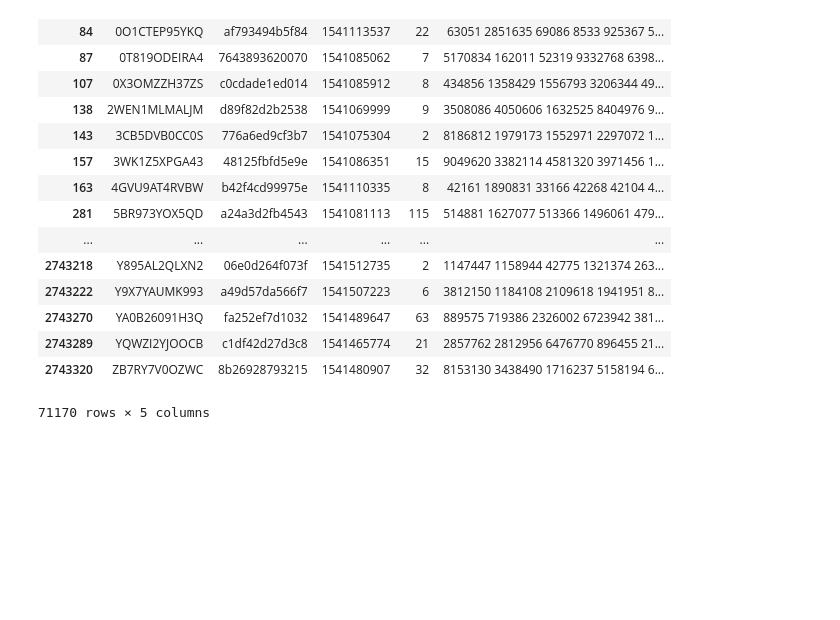
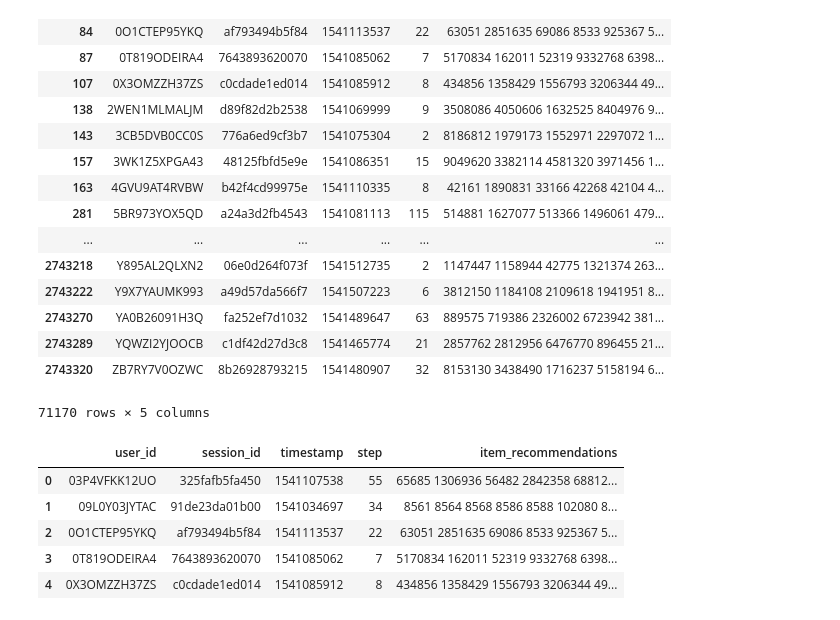
Before and after one commit to D2KLab/touringrec, a Jupyter notebook: SetupScript/Test_analysis.ipynb, the cells around one changed output. Drawn from its saved outputs; the diff is of its cells as text; code cells hidden in the pictures; blank space fills up the shorter version.

```diff
--- a/SetupScript/Test_analysis.ipynb
+++ b/SetupScript/Test_analysis.ipynb
@@ -212,4 +212,14 @@ See the caveats in the documentation: http://pandas.pydata.org/pandas-docs/stabl
 | 2743320 | ZB7RY7V0OZWC | 8b26928793215 | 1541480907 | 32 | 8153130 3438490 1716237 5158194 6... |
 71170 rows × 5 columns
 # %%
-df_out = pd.concat([df_predicted, ], ignore_index=True, sort=False)
+df_out = pd.concat([df_predicted, df_not_predicted], ignore_index=True, sort=False)
+df_out.to_csv('sub_rule_based.csv', index=False)
+# %%
+df_out.head()
+# %% [output]
+|  | user_id | session_id | timestamp | step | item_recommendations |
+| 0 | 03P4VFKK12UO | 325fafb5fa450 | 1541107538 | 55 | 65685 1306936 56482 2842358 68812... |
+| 1 | 09L0Y03JYTAC | 91de23da01b00 | 1541034697 | 34 | 8561 8564 8568 8586 8588 102080 8... |
+| 2 | 0O1CTEP95YKQ | af793494b5f84 | 1541113537 | 22 | 63051 2851635 69086 8533 925367 5... |
+| 3 | 0T819ODEIRA4 | 7643893620070 | 1541085062 | 7 | 5170834 162011 52319 9332768 6398... |
+| 4 | 0X3OMZZH37ZS | c0cdade1ed014 | 1541085912 | 8 | 434856 1358429 1556793 3206344 49... |
```
Also changed, not shown: parts of 1 cell of this notebook, 2 other files.
